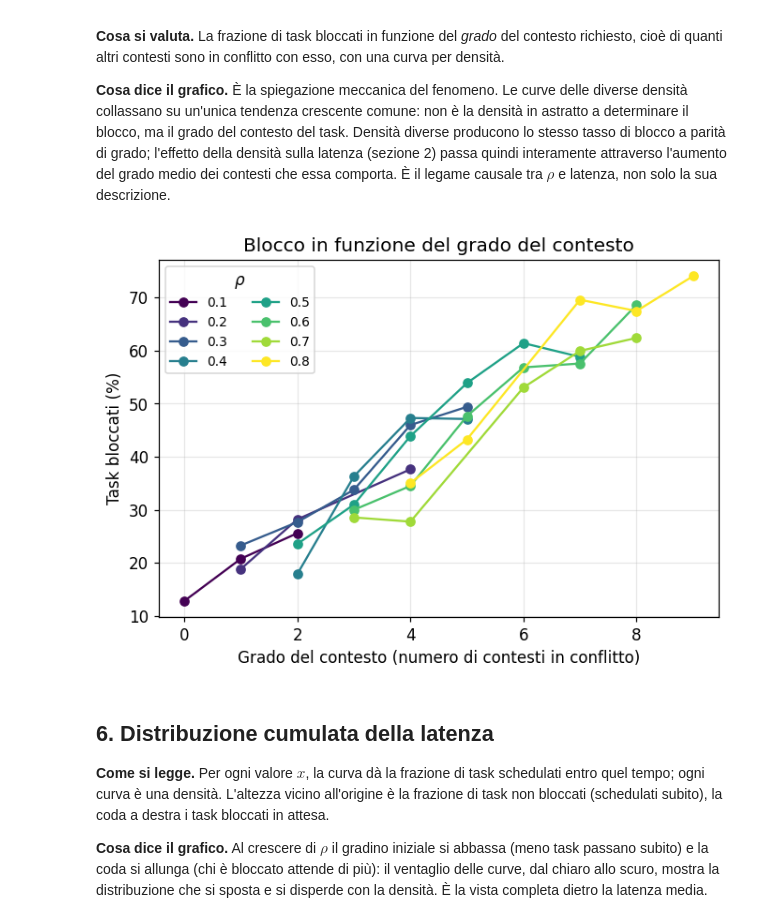
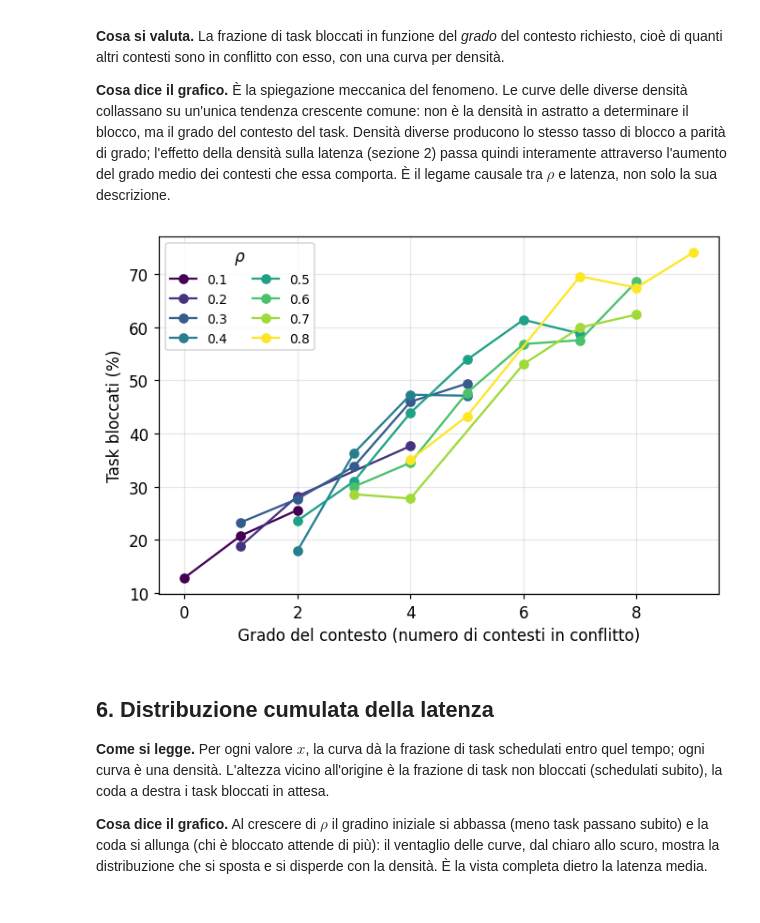
Before and after one commit to Luca-02/policy-driven-task-scheduling, a Jupyter notebook: evaluation/impatto_conflitti.ipynb, the cells around one changed output. Saved outputs shown, nothing was run; the diff lists cells and outputs as text; code cells hidden in the pictures.

```diff
--- a/evaluation/impatto_conflitti.ipynb
+++ b/evaluation/impatto_conflitti.ipynb
@@ -243,26 +243,26 @@ plt.show()
 # %%
 # Per ogni densità e grado del contesto, frazione di task bloccati (repliche unite).
 deg = (
     tasks.groupby(["point", "context_degree"])["blocked"]
     .mean()
     .reset_index()
 )
 fig, ax = plt.subplots(figsize=(7, 4.5))
 cmap = plt.get_cmap("viridis")
 for k, point in enumerate(DENSITIES):
     sub = deg[deg["point"] == point].sort_values("context_degree")
     if sub.empty:
         continue
     ax.plot(sub["context_degree"], sub["blocked"] * 100, marker="o",
             color=cmap(k / max(1, len(DENSITIES) - 1)), label=f"{point:g}")
 ax.set_xlabel("Grado del contesto (numero di contesti in conflitto)")
 ax.set_ylabel("Task bloccati (%)")
-ax.set_title("Blocco in funzione del grado del contesto")
+# ax.set_title("Blocco in funzione del grado del contesto")
 ax.legend(title=r"$\rho$", ncol=2, fontsize=9)
 fig.savefig(FIG_DIR / "conflicts_grado.png")
 plt.show()
 # %% [output]
-[figure, old version]
+[figure, new version]
 # %% [markdown]
 ## 6. Distribuzione cumulata della latenza
 
```
Also changed, not shown: parts of 6 cells of this notebook, 15 other files.
